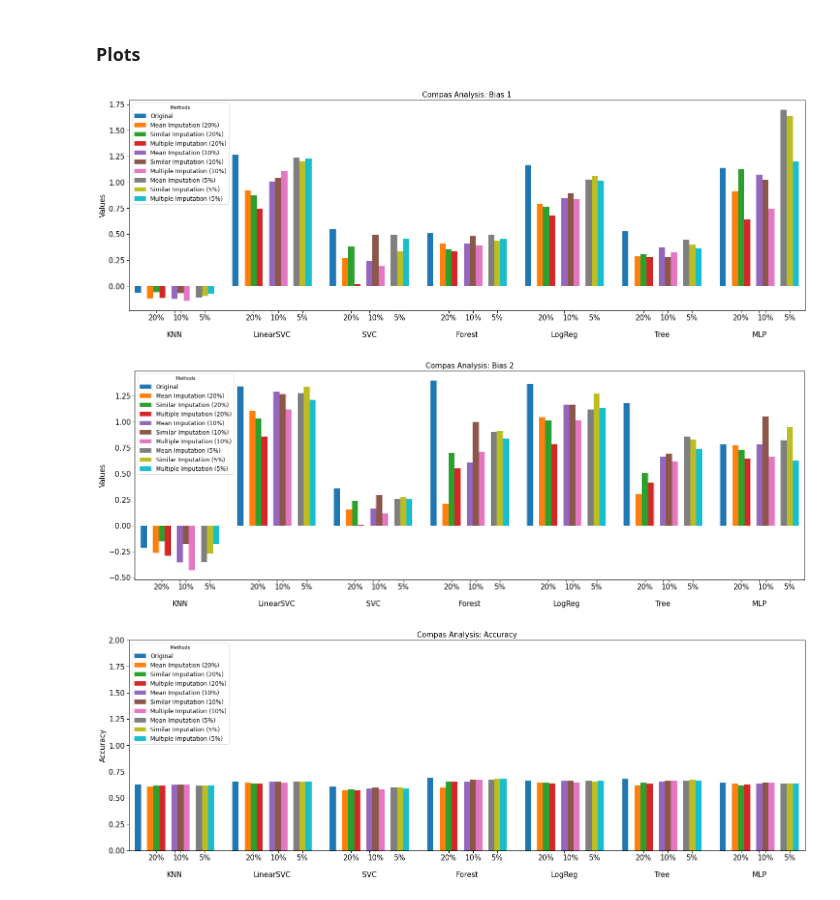
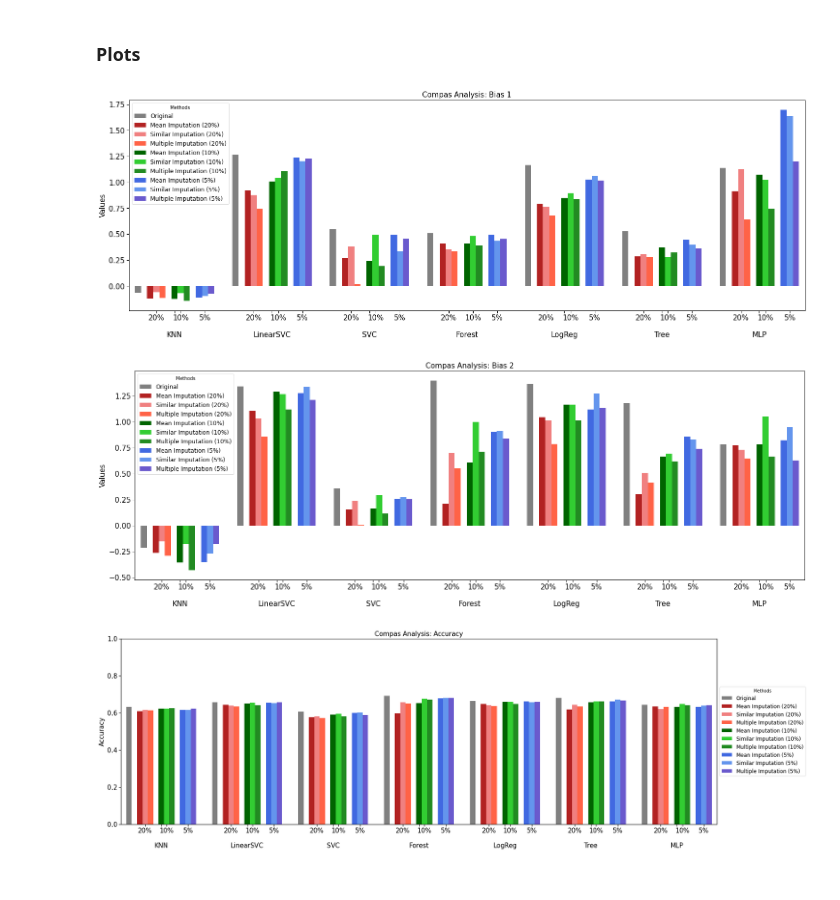
Before and after one commit to teamclouday/DataImputation, a Jupyter notebook: compas_analysis.ipynb, the cells around one changed output. Saved outputs shown, nothing was run; the diff lists cells and outputs as text; code cells hidden in the pictures.

Commit message:
update graphs

```diff
--- a/compas_analysis.ipynb
+++ b/compas_analysis.ipynb
@@ -599,8 +599,9 @@ for clf_name in classifiers:
     avg = dd.loc["Average"].tolist()
     plot_data.append(avg)
 plot_data = np.array(plot_data).T
+plot_barcolors = ["grey", "firebrick", "lightcoral", "tomato", "darkgreen", "limegreen", "forestgreen", "royalblue", "cornflowerblue", "slateblue"]
 for (i, method) in enumerate(methods):
-    ax.bar(plot_basic_pos + plot_additional_pos[i] + 0.5, plot_data[i], 1, label=method)
+    ax.bar(plot_basic_pos + plot_additional_pos[i] + 0.5, plot_data[i], 1, label=method, color=plot_barcolors[i])
 plt.xticks(plot_xticks_pos)
 ax.set_xticklabels(plot_xtick_labels)
 plt.ylabel("Values", fontsize=15)
@@ -609,7 +610,7 @@ plt.legend(title="Methods", loc="upper left", prop={"size": 12})
 plt.savefig("bias1.png", transparent=False)
 plt.show()
 # %% [output]
-[figure, old version]
+[figure, new version]
 # %%
 fig = plt.figure(figsize=(25, 8))
 fig.patch.set_alpha(1.0)
@@ -626,8 +627,9 @@ for clf_name in classifiers:
     avg = dd.loc["Average"].tolist()
     plot_data.append(avg)
 plot_data = np.array(plot_data).T
+plot_barcolors = ["grey", "firebrick", "lightcoral", "tomato", "darkgreen", "limegreen", "forestgreen", "royalblue", "cornflowerblue", "slateblue"]
 for (i, method) in enumerate(methods):
-    ax.bar(plot_basic_pos + plot_additional_pos[i] + 0.5, plot_data[i], 1, label=method)
+    ax.bar(plot_basic_pos + plot_additional_pos[i] + 0.5, plot_data[i], 1, label=method, color=plot_barcolors[i])
 plt.xticks(plot_xticks_pos)
 ax.set_xticklabels(plot_xtick_labels)
 plt.ylabel("Values", fontsize=15)
@@ -636,32 +638,33 @@ plt.legend(title="Methods", loc="upper left", prop={"size": 12})
 plt.savefig("bias2.png", transparent=False)
 plt.show()
 # %% [output]
-[figure, old version]
+[figure, new version]
 # %%
 fig = plt.figure(figsize=(25, 8))
 fig.patch.set_alpha(1.0)
 ax = fig.add_subplot(111)
 ax.tick_params(labelsize=15)
 plt.title("Compas Analysis: Accuracy", fontsize=15)
 plot_basic_pos = np.arange(len(classifiers)) * 16
 plot_additional_pos = [0, 2, 3, 4, 6, 7, 8, 10, 11, 12]
 plot_xticks_pos = np.array([np.array([3.5, 6.5, 7.5, 11.5]) + m for m in plot_basic_pos]).ravel().tolist()
 plot_xtick_labels = np.array([["20%", "\n\n{}".format(name), "10%", "5%"] for name in classifiers]).ravel().tolist()
 plot_data = []
 for clf_name in classifiers:
     dd = pd.read_csv(os.path.join("compas_analysis", clf_name, "accuracy.csv"), index_col=0)
     avg = dd.loc["Average"].tolist()
     plot_data.append(avg)
 plot_data = np.array(plot_data).T
+plot_barcolors = ["grey", "firebrick", "lightcoral", "tomato", "darkgreen", "limegreen", "forestgreen", "royalblue", "cornflowerblue", "slateblue"]
 for (i, method) in enumerate(methods):
-    ax.bar(plot_basic_pos + plot_additional_pos[i] + 0.5, plot_data[i], 1, label=method)
+    ax.bar(plot_basic_pos + plot_additional_pos[i] + 0.5, plot_data[i], 1, label=method, color=plot_barcolors[i])
 plt.xticks(plot_xticks_pos)
 ax.set_xticklabels(plot_xtick_labels)
 plt.ylabel("Accuracy", fontsize=15)
 plt.xlim([-1, 16*len(classifiers) - 2])
-plt.ylim([0, 2.0])
-plt.legend(title="Methods", loc="upper left", prop={"size": 12})
+plt.ylim([0.0, 1.0])
+plt.legend(title="Methods", loc="center left", prop={"size": 12}, bbox_to_anchor=(1, 0.5))
 plt.savefig("accuracy.png", transparent=False)
 plt.show()
 # %% [output]
-[figure, old version]
+[figure, new version]
```
Also changed, not shown: 3 other files.
